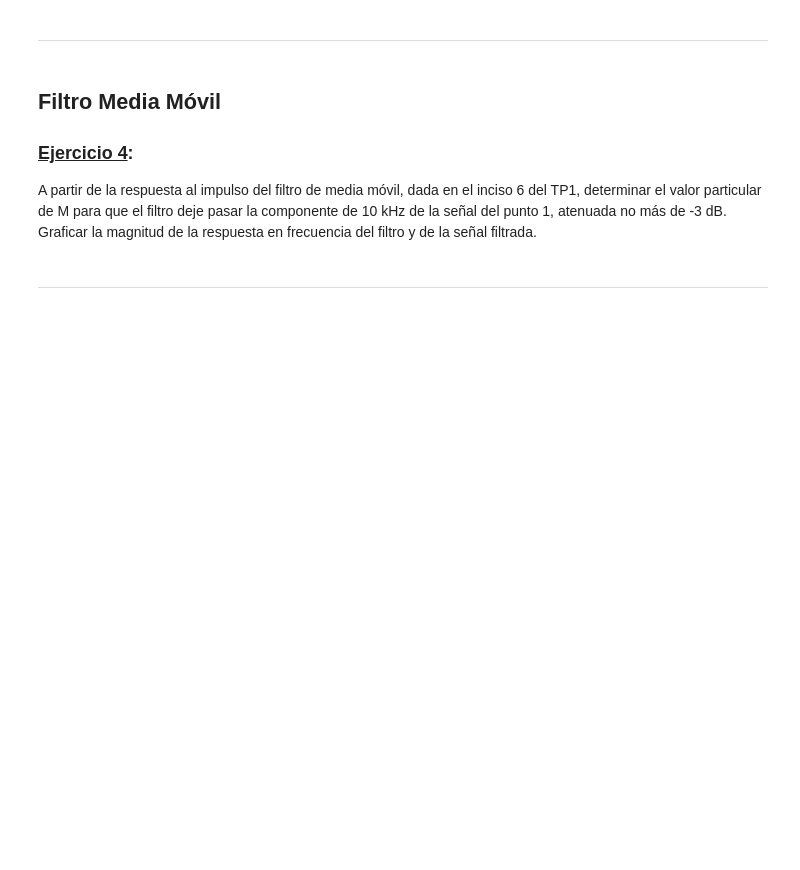
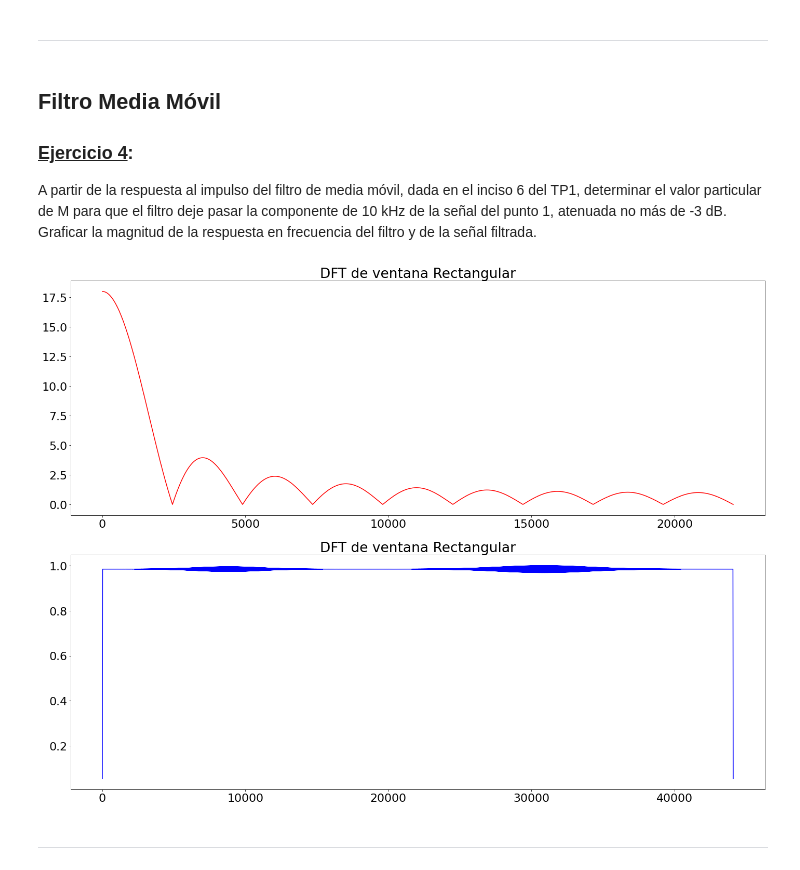
Before and after one commit to reborafs/dsp-untref, a Jupyter notebook: TPs/tp2/TP2-v2.ipynb, the cells around one changed output. Saved outputs shown, nothing was run; the diff lists cells and outputs as text; code cells hidden in the pictures; blank space fills up the shorter version.

```diff
--- a/TPs/tp2/TP2-v2.ipynb
+++ b/TPs/tp2/TP2-v2.ipynb
@@ -250,6 +250,28 @@ plt.show()
 ## Filtro Media Móvil
 ### <u>Ejercicio 4</u>:
 A partir de la respuesta al impulso del filtro de media móvil, dada en el inciso 6 del TP1, determinar el valor particular de M para que el filtro deje pasar la componente de 10 kHz de la señal del punto 1, atenuada no más de -3 dB. Graficar la magnitud de la respuesta en frecuencia del filtro y de la señal filtrada.
+# %%
+ej4_M = 18
+ej4_rectangular = windows.boxcar(ej4_M)
+ej4_dft_rectangular = np.fft.rfft(ej4_rectangular, fs)
+
+ej4_dft_x = fftconvolve(x, ej4_rectangular)
+
+ej4_dft_x = ej4_dft_x/max(abs(ej4_dft_x))
+
+ej4_freqs = np.fft.rfftfreq(len(ej4_dft_rectangular), 1/fs)
+fig, ax = plt.subplots(2,1, figsize=[20,15])
+ax[0].plot(abs(ej4_dft_rectangular), color='red')
+ax[1].plot(ej4_dft_x, color='blue')
+
+ax[0].set_title('DFT de ventana Rectangular')
+ax[1].set_title('DFT de ventana Rectangular')
+
+fig.tight_layout()
+# [ax[i,0].grid() for i in range(3)]
+# [ax[i,1].grid() for i in range(3)]
+# %% [output]
+[figure, added]
 # %% [markdown]
 ---
 # %% [markdown]
```
Also changed, not shown: parts of 1 cell of this notebook.
